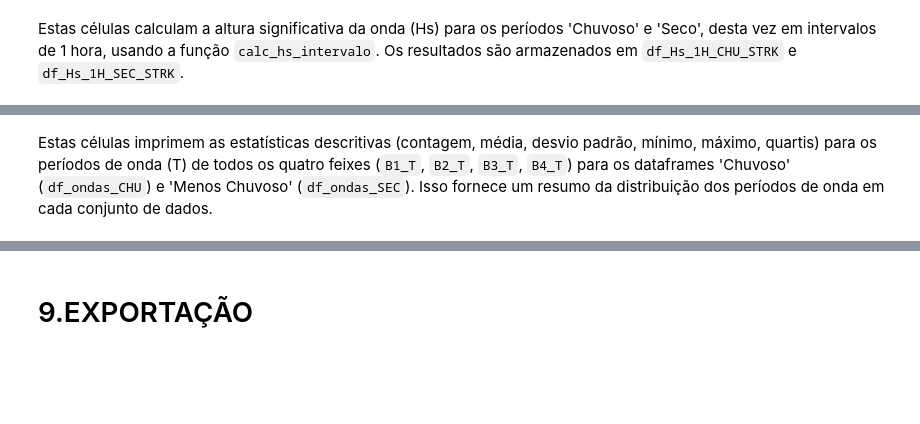
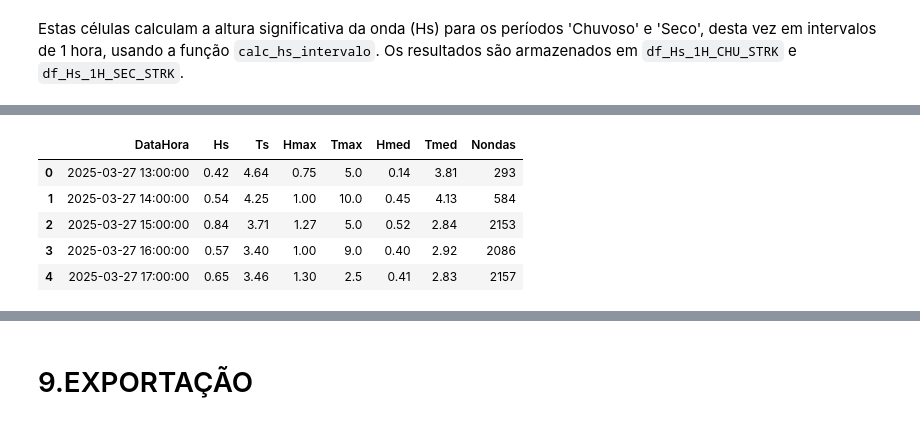
Before and after one commit to zydanne-costa/Ondas_ADCP_SCO_Mar_Nov_2025, a Jupyter notebook: main_strk.ipynb, the cells around one changed output, grey strips where cells are left out. Saved outputs shown, nothing was run; the diff lists cells and outputs as text; code cells hidden in the pictures; blank space fills up the shorter version.

```diff
--- a/main_strk.ipynb
+++ b/main_strk.ipynb
@@ -1144,18 +955,15 @@ Esta célula gera um gráfico de dois painéis (um para 'Chuvoso' e outro para '
 # %% [markdown]
 ### Hs 1H
 # %%
-df_Hs_1H_CHU_STRK = (
-    calc_hs_intervalo(
-        df_strk_chu,
-        '1H'
-    )
+df_Resumo_1H_CHU = calc_resumo_intervalo(
+    df_strk_chu,
+    '1H'
 )
 
-df_Hs_1H_SEC_STRK = (
-    calc_hs_intervalo(
-        df_strk_sec,
-        '1H'
-    )
+
+df_Resumo_1H_SEC = calc_resumo_intervalo(
+    df_strk_sec,
+    '1H'
 )
 # %% [markdown]
 Estas células calculam a altura significativa da onda (Hs) para os períodos 'Chuvoso' e 'Seco', desta vez em intervalos de 1 hora, usando a função `calc_hs_intervalo`. Os resultados são armazenados em `df_Hs_1H_CHU_STRK` e `df_Hs_1H_SEC_STRK`.
@@ -1703,2 +970,9 @@ max       29.500000     30.000000     30.000000     30.000000
-# %% [markdown]
-Estas células imprimem as estatísticas descritivas (contagem, média, desvio padrão, mínimo, máximo, quartis) para os períodos de onda (T) de todos os quatro feixes (`B1_T`, `B2_T`, `B3_T`, `B4_T`) para os dataframes 'Chuvoso' (`df_ondas_CHU`) e 'Menos Chuvoso' (`df_ondas_SEC`). Isso fornece um resumo da distribuição dos períodos de onda em cada conjunto de dados.
+# %%
+df_Resumo_1H_CHU.head()
+# %% [output]
+|  | DataHora | Hs | Ts | Hmax | Tmax | Hmed | Tmed | Nondas |
+| 0 | 2025-03-27 13:00:00 | 0.42 | 4.64 | 0.75 | 5.0 | 0.14 | 3.81 | 293 |
+| 1 | 2025-03-27 14:00:00 | 0.54 | 4.25 | 1.00 | 10.0 | 0.45 | 4.13 | 584 |
+| 2 | 2025-03-27 15:00:00 | 0.84 | 3.71 | 1.27 | 5.0 | 0.52 | 2.84 | 2153 |
+| 3 | 2025-03-27 16:00:00 | 0.57 | 3.40 | 1.00 | 9.0 | 0.40 | 2.92 | 2086 |
+| 4 | 2025-03-27 17:00:00 | 0.65 | 3.46 | 1.30 | 2.5 | 0.41 | 2.83 | 2157 |
```
Also changed, not shown: parts of 51 cells of this notebook.
